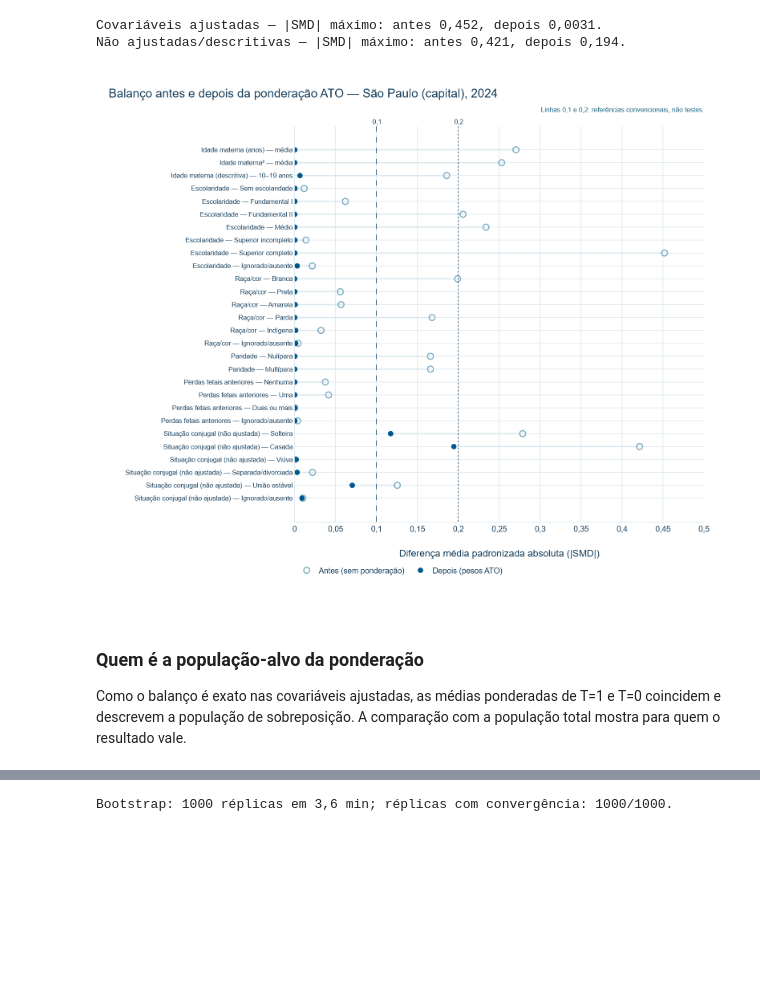
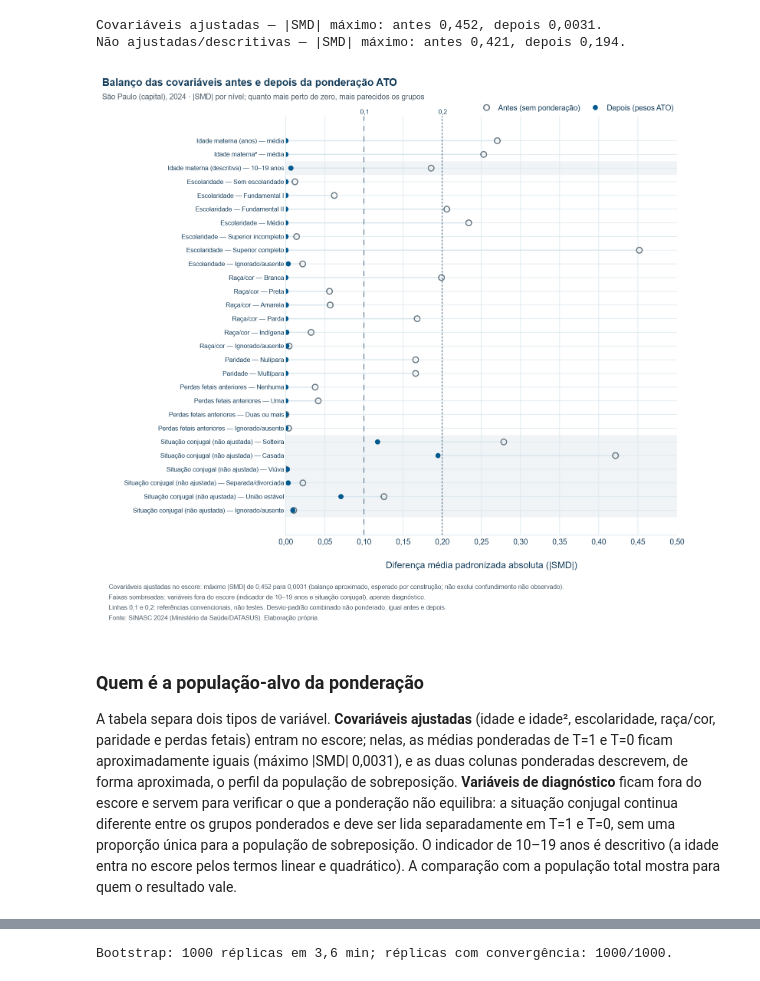
Before and after one commit to ariel-velardo/data-science-projects, a Jupyter notebook: projetos/big-data-sinasc-causal-ml/notebooks/principal/06_ato_sp_capital_2024.ipynb, the cells around one changed output, grey strips where cells are left out. Saved outputs shown, nothing was run; the diff lists cells and outputs as text; code cells hidden in the pictures; blank space fills up the shorter version.

```diff
--- a/projetos/big-data-sinasc-causal-ml/notebooks/principal/06_ato_sp_capital_2024.ipynb
+++ b/projetos/big-data-sinasc-causal-ml/notebooks/principal/06_ato_sp_capital_2024.ipynb
@@ -24,8 +24,6 @@ Ponto de partida: [05b_comparabilidade_sp_capital_2024.ipynb](05b_comparabilidad
 # %%
 from pathlib import Path
 import sys
-import json
-import base64
 import time
 import warnings
 sys.dont_write_bytecode = True
@@ -34,7 +32,7 @@ import duckdb
 import numpy as np
 import pandas as pd
 import plotly.graph_objects as go
-import plotly.io as pio
+from plotly.subplots import make_subplots
 import sklearn
 from joblib import Parallel, delayed
 from sklearn.base import clone
@@ -50,7 +48,9 @@ if str(raiz) not in sys.path:
 # _criar_views contém a projeção SQL congelada das covariáveis do contrato principal.
 from src.amostra import _criar_views
 from src.diagnosticos import construir_pipeline_propensity, validar_colunas_propensity
-from src.visualizacao import CORES_IPT, aplicar_tema_base
+from src.visualizacao import CORES_IPT
+from src.graficos import (COR_FAIXA, COR_GRADE, COR_REFERENCIA, COR_T0, COR_T1, COR_TEXTO,
+                          FONTE_SINASC_2024, exibir_plotly, layout_academico)
 
 PARQUET = raiz / "data" / "processed" / "sinasc_2024.parquet"
 MUNICIPIO = "355030"
@@ -64,15 +64,6 @@ def fmt(valor, casas=0):
     texto = f"{valor:,.{casas}f}"
     return texto.replace(",", "_").replace(".", ",").replace("_", ".")
 
-def exibir_plotly(figura):
-    # PNG de apoio e representação interativa na mesma saída, sem arquivos extras.
-    png = figura.to_image(format="png", scale=1.5)
-    display({
-        "application/vnd.plotly.v1+json": json.loads(pio.to_json(figura)),
-        "image/png": base64.b64encode(png).decode("ascii"),
-        "text/plain": figura.layout.title.text,
-    }, raw=True)
-
 print("Ambiente:", sys.executable)
 print("Versões: DuckDB", duckdb.__version__, "| pandas", pd.__version__,
       "| scikit-learn", sklearn.__version__)
@@ -317,35 +359,62 @@ Não ajustadas/descritivas — |SMD| máximo: antes 0,421, depois 0,194.
 # %%
 plot = balanco.copy()
 plot["rotulo"] = [f"{v} — {n}" for v, n in zip(plot.variavel, plot.nivel)]
+ordem = plot.rotulo.tolist()[::-1]   # primeira linha da tabela no topo do gráfico
+
+def valor_exibido(v, nivel):
+    return fmt(v, 1) if nivel == "média" else fmt(100 * v, 1) + "%"
+
+detalhe = [["Covariável ajustada no escore" if r.ajustada else "Fora do escore: apenas diagnóstico",
+            valor_exibido(r.media_t1, r.nivel), valor_exibido(r.media_t0, r.nivel),
+            valor_exibido(r.media_t1_pond, r.nivel), valor_exibido(r.media_t0_pond, r.nivel),
+            float(r.smd_antes), float(r.smd_depois)] for r in plot.itertuples()]
+hover = ("<b>%{y}</b><br>%{customdata[0]}<br>"
+         "T=1: %{customdata[1]} bruto → %{customdata[3]} ponderado<br>"
+         "T=0: %{customdata[2]} bruto → %{customdata[4]} ponderado<br>"
+         "SMD (T=1 − T=0): antes %{customdata[5]:.3f} · depois %{customdata[6]:.4f}<extra></extra>")
+
 fig_bal = go.Figure()
 for r in plot.itertuples():
-    fig_bal.add_scatter(x=[abs(r.smd_antes), abs(r.smd_depois)], y=[r.rotulo, r.rotulo], mode="lines",
-                        line=dict(color=CORES_IPT["CINZA_GRADE"], width=2), showlegend=False, hoverinfo="skip")
+    if not r.ajustada:   # faixa de fundo nas linhas fora do escore
+        pos = ordem.index(r.rotulo)
+        fig_bal.add_shape(type="rect", xref="paper", x0=0, x1=1, yref="y", y0=pos - 0.5, y1=pos + 0.5,
+                          fillcolor=COR_FAIXA, line_width=0, layer="below")
+conectores_x, conectores_y = [], []
+for r in plot.itertuples():
+    conectores_x += [abs(r.smd_antes), abs(r.smd_depois), None]
+    conectores_y += [r.rotulo, r.rotulo, None]
+fig_bal.add_scatter(x=conectores_x, y=conectores_y, mode="lines", line=dict(color=COR_GRADE, width=2),
+                    hoverinfo="skip", showlegend=False)
 fig_bal.add_scatter(x=plot.smd_antes.abs(), y=plot.rotulo, mode="markers", name="Antes (sem ponderação)",
-                    marker=dict(color=CORES_IPT["AZUL_CLARO"], symbol="circle-open", size=10, line=dict(width=2)),
-                    hovertemplate="%{y}<br>|SMD| antes: %{x:.3f}<extra></extra>")
+                    marker=dict(color=COR_REFERENCIA, symbol="circle-open", size=10, line=dict(width=2)),
+                    customdata=detalhe, hovertemplate=hover)
 fig_bal.add_scatter(x=plot.smd_depois.abs(), y=plot.rotulo, mode="markers", name="Depois (pesos ATO)",
-                    marker=dict(color=CORES_IPT["AZUL_PRINCIPAL"], symbol="circle", size=9),
-                    hovertemplate="%{y}<br>|SMD| depois: %{x:.4f}<extra></extra>")
+                    marker=dict(color=COR_T1, symbol="circle", size=9),
+                    customdata=detalhe, hovertemplate=hover)
 for limite, traco in [(0.1, "dash"), (0.2, "dot")]:
-    fig_bal.add_vline(x=limite, line=dict(color=CORES_IPT["AZUL_ESCURO"], dash=traco, width=1),
+    fig_bal.add_vline(x=limite, line=dict(color=COR_TEXTO, dash=traco, width=1),
                       annotation_text=fmt(limite, 1), annotation_position="top", annotation_font_size=11)
-fig_bal.add_annotation(x=1, xref="paper", xanchor="right", y=1.055, yref="paper", showarrow=False,
-                       text="Linhas 0,1 e 0,2: referências convencionais, não testes",
-                       font=dict(size=11, color=CORES_IPT["AZUL_MEDIO"]))
-aplicar_tema_base(fig_bal, "Balanço antes e depois da ponderação ATO — São Paulo (capital), 2024")
-fig_bal.update_layout(width=1050, height=24 * len(plot) + 220, separators=",.",
-                      margin=dict(l=330, r=40, t=95, b=140), legend=dict(orientation="h", y=-0.1, x=0))
+layout_academico(
+    fig_bal, "Balanço das covariáveis antes e depois da ponderação ATO",
+    "São Paulo (capital), 2024 · |SMD| por nível; quanto mais perto de zero, mais parecidos os grupos",
+    notas=[f"Covariáveis ajustadas no escore: máximo |SMD| de {fmt(ajustadas.smd_antes.abs().max(), 3)} para "
+           f"{fmt(ajustadas.smd_depois.abs().max(), 4)} (balanço aproximado, esperado por construção; não exclui confundimento "
+           "não observado).",
+           "Faixas sombreadas: variáveis fora do escore (indicador de 10–19 anos e situação conjugal), apenas diagnóstico.",
+           "Linhas 0,1 e 0,2: referências convencionais, não testes. Desvio-padrão combinado não ponderado, igual antes e depois.",
+           FONTE_SINASC_2024],
+    nome_arquivo="06_balanco_smd", altura=24 * len(plot) + 300, margem_esquerda=330)
+fig_bal.update_layout(legend=dict(orientation="h", x=1, xanchor="right", y=1.0, yanchor="bottom"))
 fig_bal.update_xaxes(title="Diferença média padronizada absoluta (|SMD|)",
-                     range=[0, max(0.5, plot.smd_antes.abs().max() * 1.1)], dtick=0.05)
-fig_bal.update_yaxes(categoryorder="array", categoryarray=plot.rotulo.tolist()[::-1], tickfont=dict(size=11))
+                     range=[0, max(0.5, plot.smd_antes.abs().max() * 1.1)], dtick=0.05, tickformat=".2f")
+fig_bal.update_yaxes(categoryorder="array", categoryarray=ordem, tickfont=dict(size=11))
 exibir_plotly(fig_bal)
 # %% [output]
-[figure, old version]
+[figure, new version]
 # %% [markdown]
 ### Quem é a população-alvo da ponderação
 
-Como o balanço é exato nas covariáveis ajustadas, as médias ponderadas de T=1 e T=0 coincidem e descrevem a população de sobreposição. A comparação com a população total mostra para quem o resultado vale.
+A tabela separa dois tipos de variável. **Covariáveis ajustadas** (idade e idade², escolaridade, raça/cor, paridade e perdas fetais) entram no escore; nelas, as médias ponderadas de T=1 e T=0 ficam aproximadamente iguais (máximo |SMD| 0,0031), e as duas colunas ponderadas descrevem, de forma aproximada, o perfil da população de sobreposição. **Variáveis de diagnóstico** ficam fora do escore e servem para verificar o que a ponderação não equilibra: a situação conjugal continua diferente entre os grupos ponderados e deve ser lida separadamente em T=1 e T=0, sem uma proporção única para a população de sobreposição. O indicador de 10–19 anos é descritivo (a idade entra no escore pelos termos linear e quadrático). A comparação com a população total mostra para quem o resultado vale.
 # %%
 perfil_itens = [("Idade materna (anos)", "média"), ("Idade materna (descritiva)", "10–19 anos"),
                 ("Escolaridade", "Fundamental II"), ("Escolaridade", "Médio"), ("Escolaridade", "Superior completo"),
```
Also changed, not shown: parts of 8 cells of this notebook, 5 other files.
